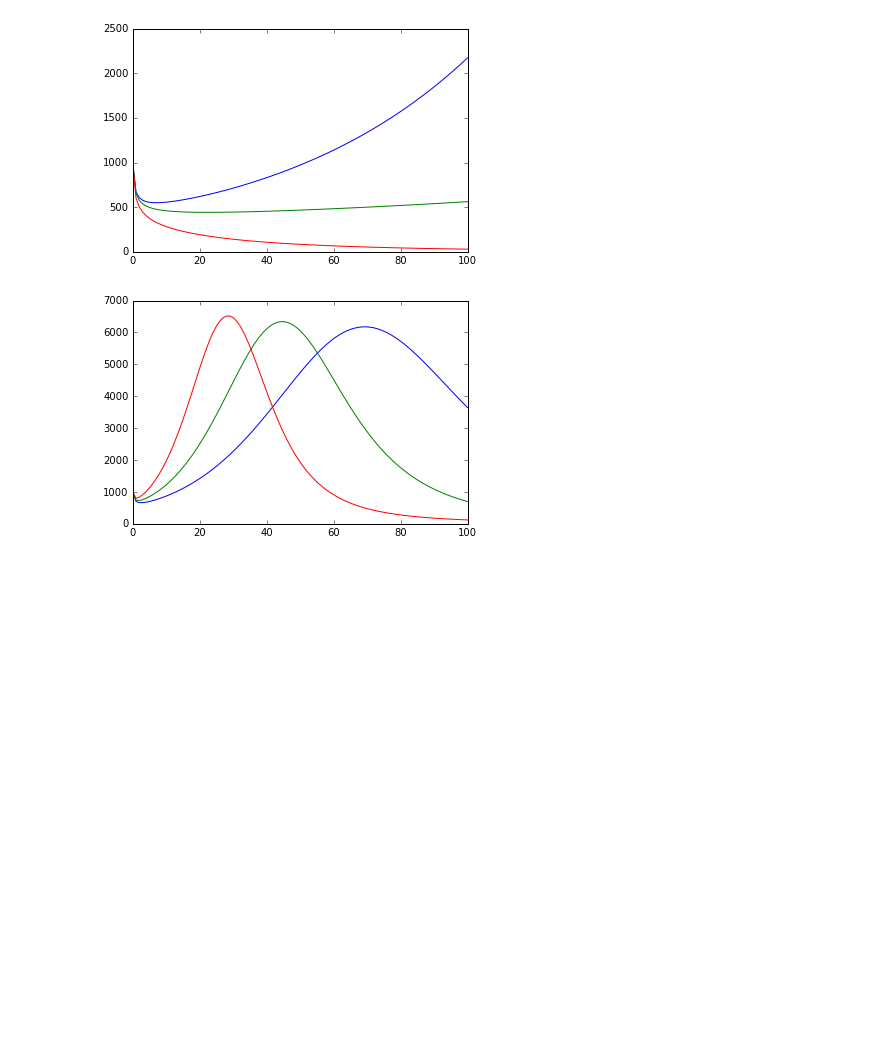
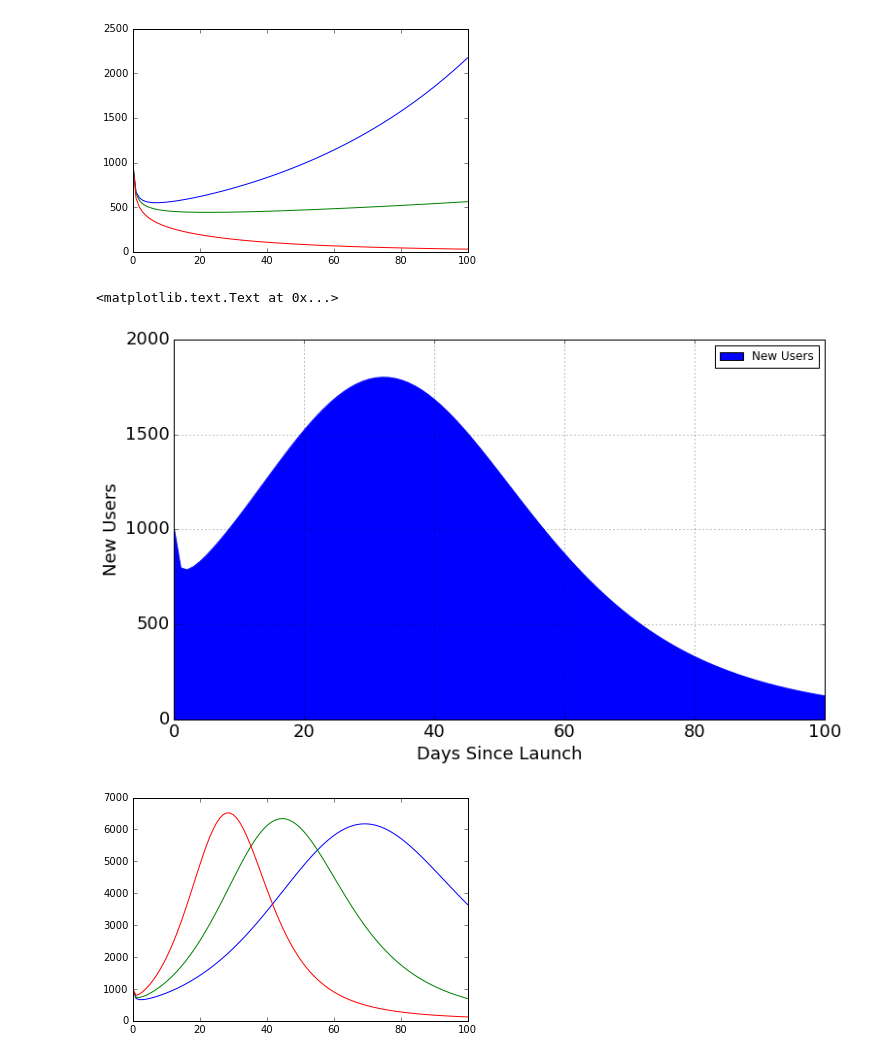
Before and after one commit to thevioletpiece/data_science_tools, a Jupyter notebook: Growth Analytics.ipynb, the cells around one changed output. Cells and saved outputs as stored; diff of their text form; code cells hidden in the pictures; blank space fills up the shorter version.

```diff
--- a/Growth Analytics.ipynb
+++ b/Growth Analytics.ipynb
@@ -183,6 +188,15 @@ def computeNewUsersPowSat(initialCohort, generations, n, alpha, S):
                 newCohort.append(alpha*cohorts[L-t-1]*powerLaw(t+1, n)*float((S-sum(cohorts)))/(S))
             cohorts.append(sum(newCohort))
         return cohorts
+# %%
+cc=computeNewUsersPowSat(1000,100, 2.4, 0.8, 500000)
+df = pd.DataFrame(cc, columns=['New Users'])
+ax =df.plot(kind='area', fontsize=18, grid = True, figsize=(12, 7))
+ax.set_xlabel("Days Since Launch", fontsize=18)
+ax.set_ylabel("New Users", fontsize=18)
+# %% [output]
+<matplotlib.text.Text at 0x...>
+[figure, added]
 # %%
 aa=computeNewUsersPowSat(1000,100, 2, 0.7, 2000000)
 bb=computeNewUsersPowSat(1000,100, 2, 0.74, 1000000)
```
Also changed, not shown: parts of 2 cells of this notebook, 1 other file.
